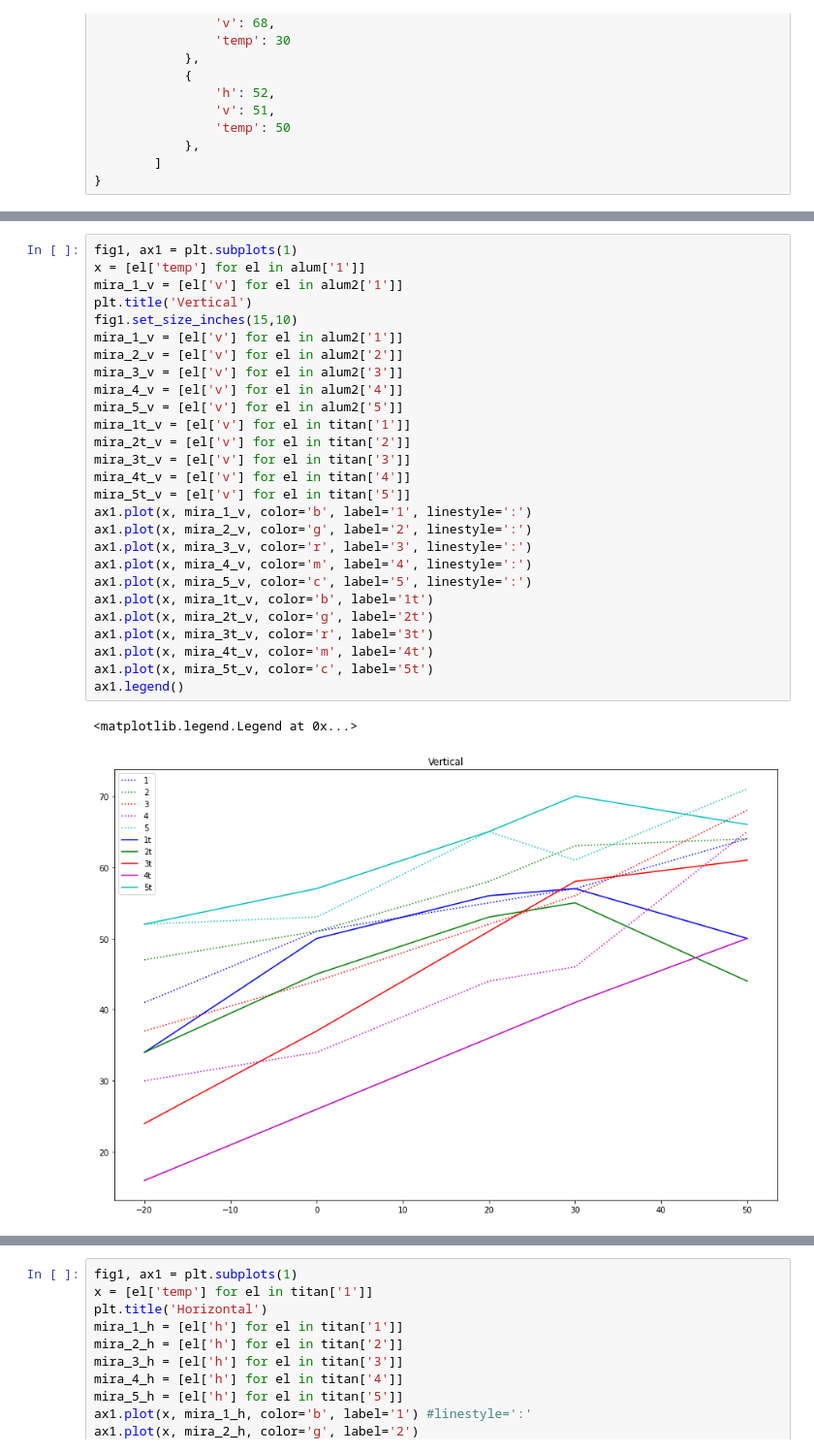
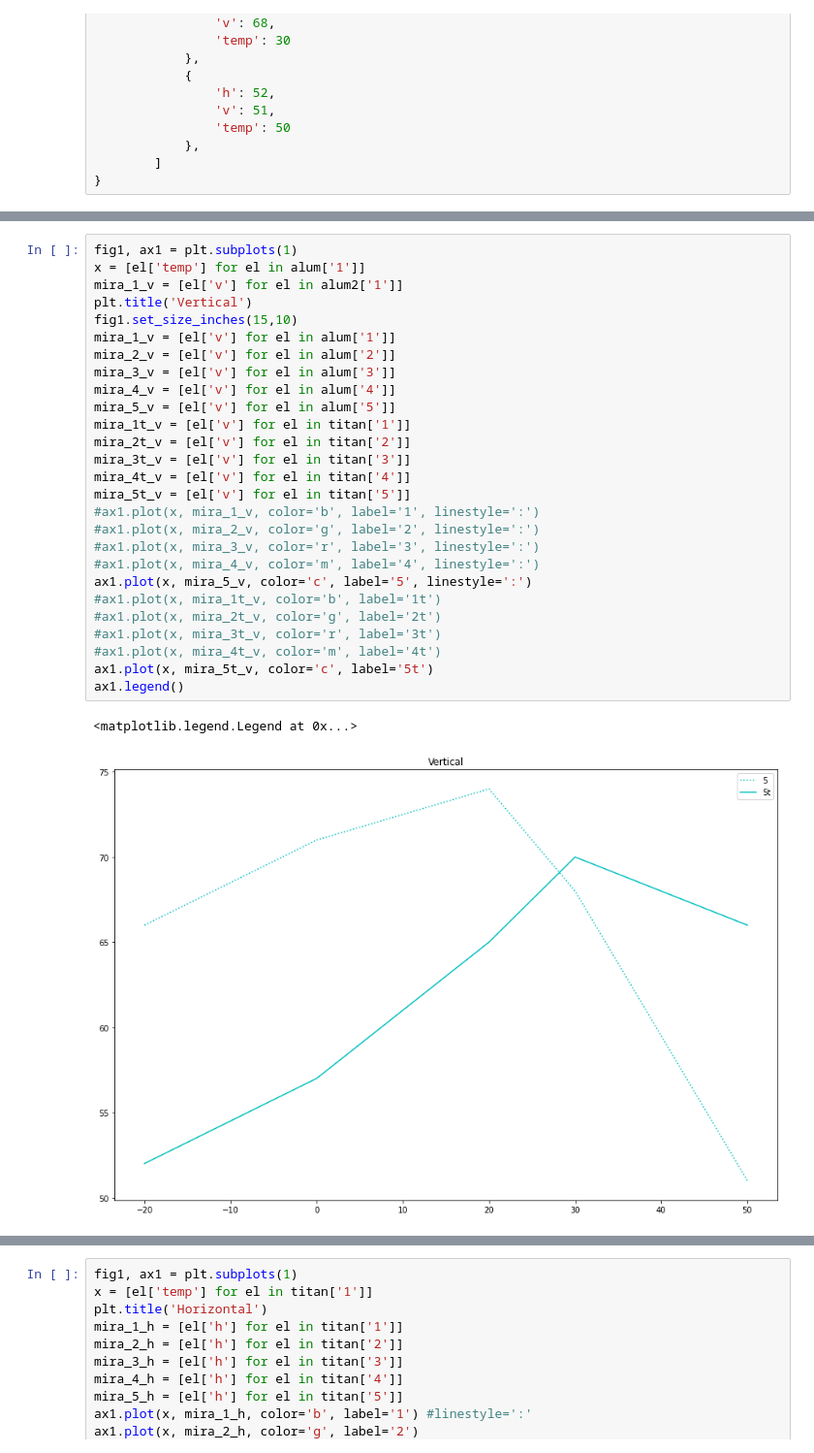
Before and after one commit to MariaKlimova/hyperspectrometer-drones, a Jupyter notebook: temperature.ipynb, the cells around one changed output, grey strips where cells are left out. Shown: that part at 97% size. Saved outputs shown, nothing was run; the diff lists cells and outputs as text.

```diff
--- a/temperature.ipynb
+++ b/temperature.ipynb
@@ -470,30 +499,30 @@ ax1.legend()
 # %%
 fig1, ax1 = plt.subplots(1)
 x = [el['temp'] for el in alum['1']]
 mira_1_v = [el['v'] for el in alum2['1']]
 plt.title('Vertical')
 fig1.set_size_inches(15,10)
-mira_1_v = [el['v'] for el in alum2['1']]
-mira_2_v = [el['v'] for el in alum2['2']]
-mira_3_v = [el['v'] for el in alum2['3']]
-mira_4_v = [el['v'] for el in alum2['4']]
-mira_5_v = [el['v'] for el in alum2['5']]
+mira_1_v = [el['v'] for el in alum['1']]
+mira_2_v = [el['v'] for el in alum['2']]
+mira_3_v = [el['v'] for el in alum['3']]
+mira_4_v = [el['v'] for el in alum['4']]
+mira_5_v = [el['v'] for el in alum['5']]
 mira_1t_v = [el['v'] for el in titan['1']]
 mira_2t_v = [el['v'] for el in titan['2']]
 mira_3t_v = [el['v'] for el in titan['3']]
 mira_4t_v = [el['v'] for el in titan['4']]
 mira_5t_v = [el['v'] for el in titan['5']]
-ax1.plot(x, mira_1_v, color='b', label='1', linestyle=':')
-ax1.plot(x, mira_2_v, color='g', label='2', linestyle=':')
-ax1.plot(x, mira_3_v, color='r', label='3', linestyle=':')
-ax1.plot(x, mira_4_v, color='m', label='4', linestyle=':')
+#ax1.plot(x, mira_1_v, color='b', label='1', linestyle=':')
+#ax1.plot(x, mira_2_v, color='g', label='2', linestyle=':')
+#ax1.plot(x, mira_3_v, color='r', label='3', linestyle=':')
+#ax1.plot(x, mira_4_v, color='m', label='4', linestyle=':')
 ax1.plot(x, mira_5_v, color='c', label='5', linestyle=':')
-ax1.plot(x, mira_1t_v, color='b', label='1t')
-ax1.plot(x, mira_2t_v, color='g', label='2t')
-ax1.plot(x, mira_3t_v, color='r', label='3t')
-ax1.plot(x, mira_4t_v, color='m', label='4t')
+#ax1.plot(x, mira_1t_v, color='b', label='1t')
+#ax1.plot(x, mira_2t_v, color='g', label='2t')
+#ax1.plot(x, mira_3t_v, color='r', label='3t')
+#ax1.plot(x, mira_4t_v, color='m', label='4t')
 ax1.plot(x, mira_5t_v, color='c', label='5t')
 ax1.legend()
 # %% [output]
 <matplotlib.legend.Legend at 0x...>
-[figure, old version]
+[figure, new version]
```
Also changed, not shown: parts of 12 cells of this notebook, 6 other files.
